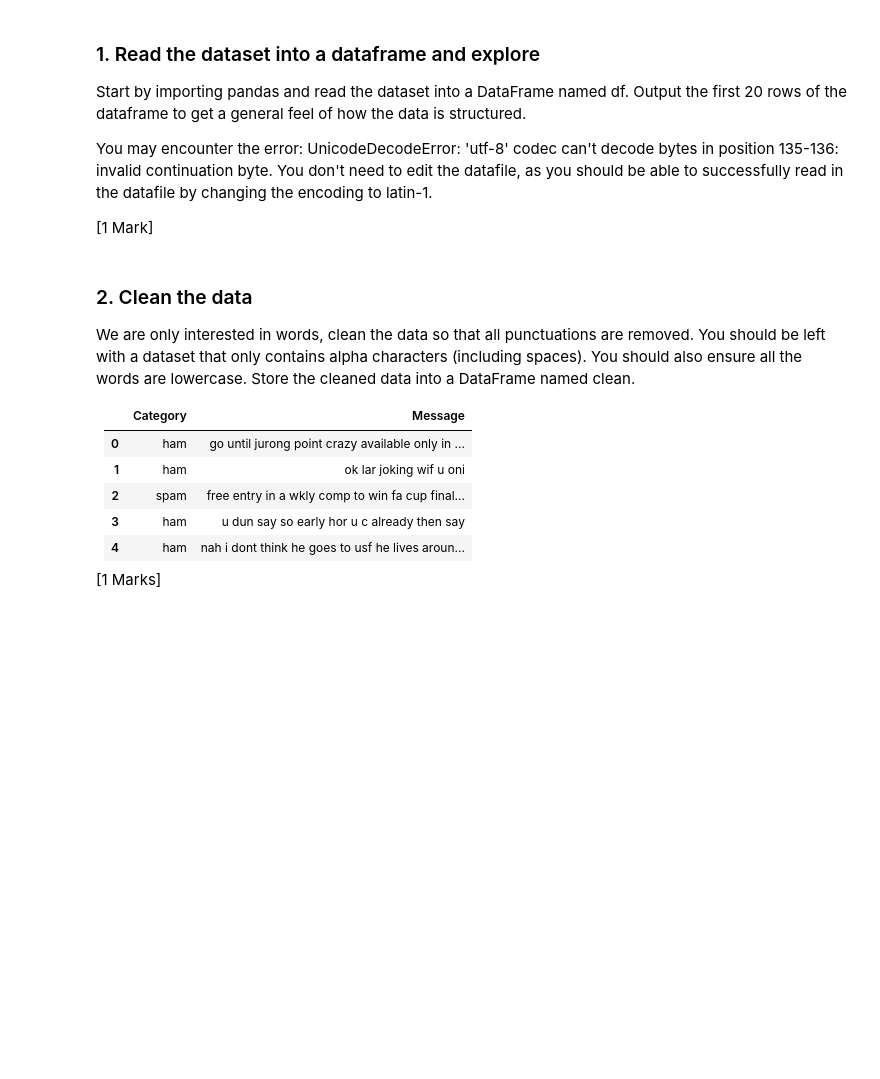
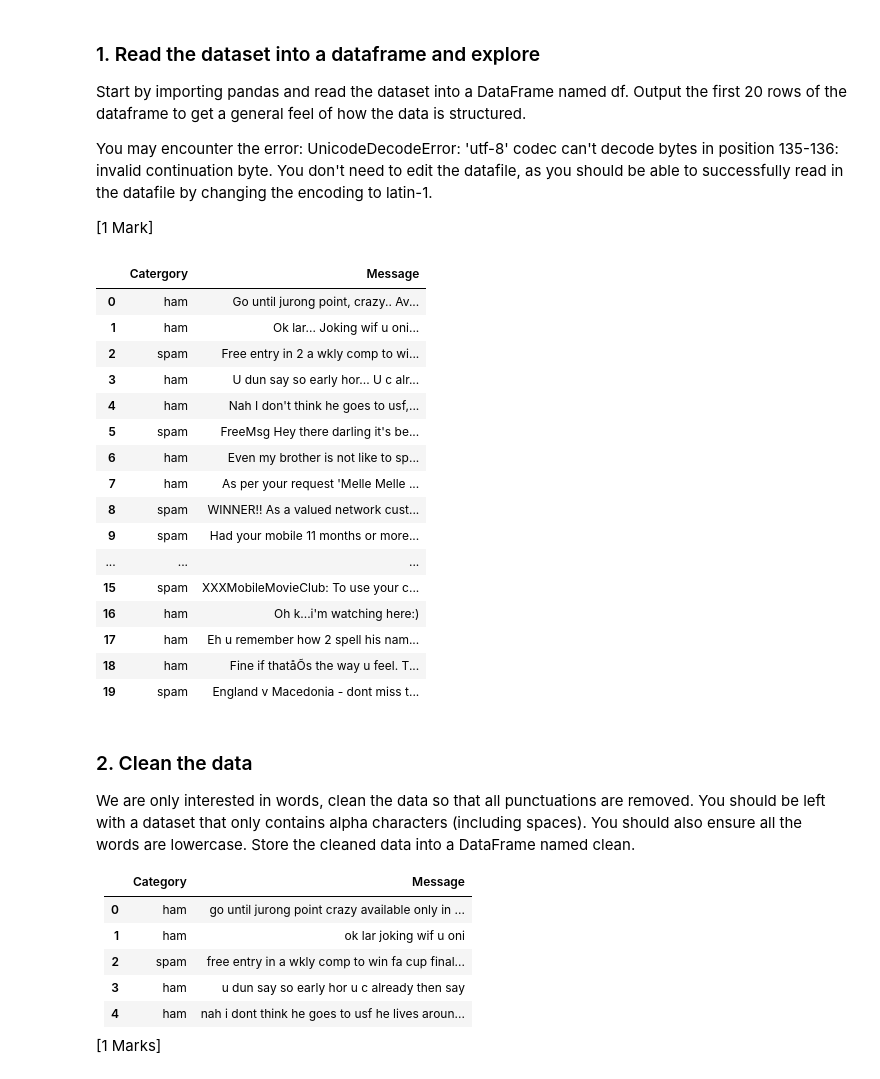
Before and after one commit to hairybear-21566/CompanyEmailSpamFilter, a Jupyter notebook: lab05_spam_filter_student_2024.ipynb, the cells around one changed output. Drawn from its saved outputs; the diff is of its cells as text; code cells hidden in the pictures; blank space fills up the shorter version.

```diff
--- a/lab05_spam_filter_student_2024.ipynb
+++ b/lab05_spam_filter_student_2024.ipynb
@@ -33,6 +33,35 @@ Note:  $P\left(S\right)$ and $P\left(\lnot S\right)$ are prior values, or prior
 <p>Start by importing pandas and read the dataset into a DataFrame named df.  Output the first 20 rows of the dataframe to get a general feel of how the data is structured.</p>
 <p>You may encounter the error: UnicodeDecodeError: 'utf-8' codec can't decode bytes in position 135-136: invalid continuation byte.  You don't need to edit the datafile,  as you should be able to successfully read in the datafile by changing the encoding to latin-1.</p>
 <p>[1 Mark]</p>
+# %%
+import pandas as pd
+df = pd.read_csv('spam.csv', encoding='latin-1')
+#df = df.iloc[:, :2]
+#df.columns = ['Catergory', 'Message']
+#df.head(20)
+# merging text from other columns, remove if accuracy affected
+df["v2"] = df["v2"] + " " + df["Unnamed: 2"].fillna("") + " " + df["Unnamed: 3"].fillna("") + " " + df["Unnamed: 4"].fillna("")
+df = df.iloc[:, :2]
+df.columns = ['Catergory', 'Message']
+df.head(20)
+# %% [output]
+|  | Catergory | Message |
+| 0 | ham | Go until jurong point, crazy.. Av... |
+| 1 | ham | Ok lar... Joking wif u oni... |
+| 2 | spam | Free entry in 2 a wkly comp to wi... |
+| 3 | ham | U dun say so early hor... U c alr... |
+| 4 | ham | Nah I don't think he goes to usf,... |
+| 5 | spam | FreeMsg Hey there darling it's be... |
+| 6 | ham | Even my brother is not like to sp... |
+| 7 | ham | As per your request 'Melle Melle ... |
+| 8 | spam | WINNER!! As a valued network cust... |
+| 9 | spam | Had your mobile 11 months or more... |
+| ... | ... | ... |
+| 15 | spam | XXXMobileMovieClub: To use your c... |
+| 16 | ham | Oh k...i'm watching here:) |
+| 17 | ham | Eh u remember how 2 spell his nam... |
+| 18 | ham | Fine if thatåÕs the way u feel. T... |
+| 19 | spam | England v Macedonia - dont miss t... |
 # %% [markdown]
 <h3>2. Clean the data</h3>
 <p>We are only interested in words, clean the data so that all punctuations are removed.  You should be left with a dataset that only contains alpha characters (including spaces).  You should also ensure all the words are lowercase.  Store the cleaned data into a DataFrame named clean.</p>
```
Also changed, not shown: parts of 18 cells of this notebook.
